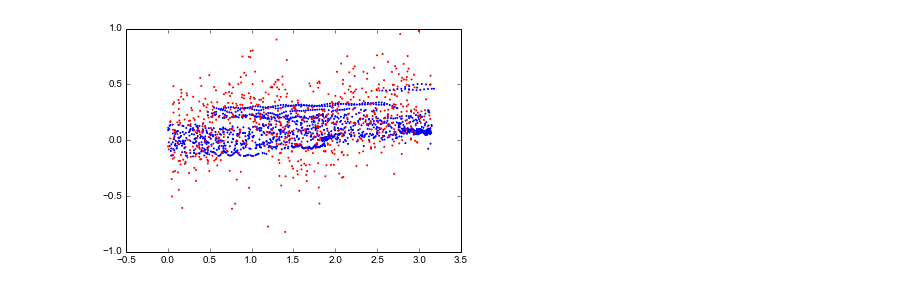
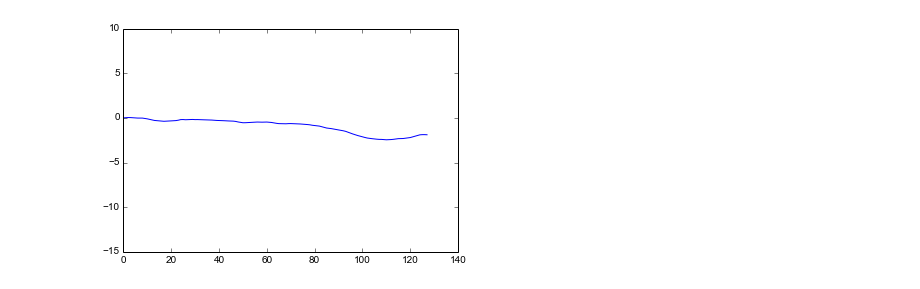
Before and after one commit to shigh/pyes1, a Jupyter notebook: pyes1/sheath.ipynb, the cells around one changed output. Saved outputs shown, nothing was run; the diff lists cells and outputs as text; code cells hidden in the pictures.

```diff
--- a/pyes1/sheath.ipynb
+++ b/pyes1/sheath.ipynb
@@ -45,31 +42,31 @@ plt.plot(sig)
 # %%
 if True:
     fig = plt.figure()
     p1 = fig.add_subplot(1, 1, 1)
-    p1.set_ylim((-1, 1))
+
     imgs = []
     s = 1
     x_vals = np.linspace(0,L,nx+1)[:-1]
     for i in range(0, nt+1):
         rhok = np.fft.rfft(rho[i,:])
         rhok[0] = 0.
         rhok = np.real(rhok*rhok.conj())
         is_e = el[i]
         is_i = np.logical_not(el[i])
-        imgs.append((plt.scatter(xp[i,is_i][:Na[i]], vx[i,is_i][:Na[i]], color='b', s=s),
-                     plt.scatter(xp[i,is_e][:Na[i]], vx[i,is_e][:Na[i]], color='r', s=s),
-                     #p1.plot(rho[i], color='b')[0],
+        imgs.append((#plt.scatter(xp[i,is_i][:Na[i]], vx[i,is_i][:Na[i]], color='b', s=s),
+                     #plt.scatter(xp[i,is_e][:Na[i]], vx[i,is_e][:Na[i]], color='r', s=s),
+                     p1.plot(phi[i], color='b')[0],
                      #p1.plot(rhok, color='b')[0],
                      #plt.plot(weight(xp[i],vx[i],nx,L),'b')[0],
                     ))
 
 
     im_ani = animation.ArtistAnimation(fig, imgs,
                                        interval=50, repeat_delay=3000,
                                        blit=True)
     im_ani.save("sheath.mp4", writer="mencoder")
 # %% [output]
-[figure, old version]
+[figure, new version]
 # %%
 plt.plot(Na)
 # %% [output]
```
Also changed, not shown: parts of 4 cells of this notebook.
